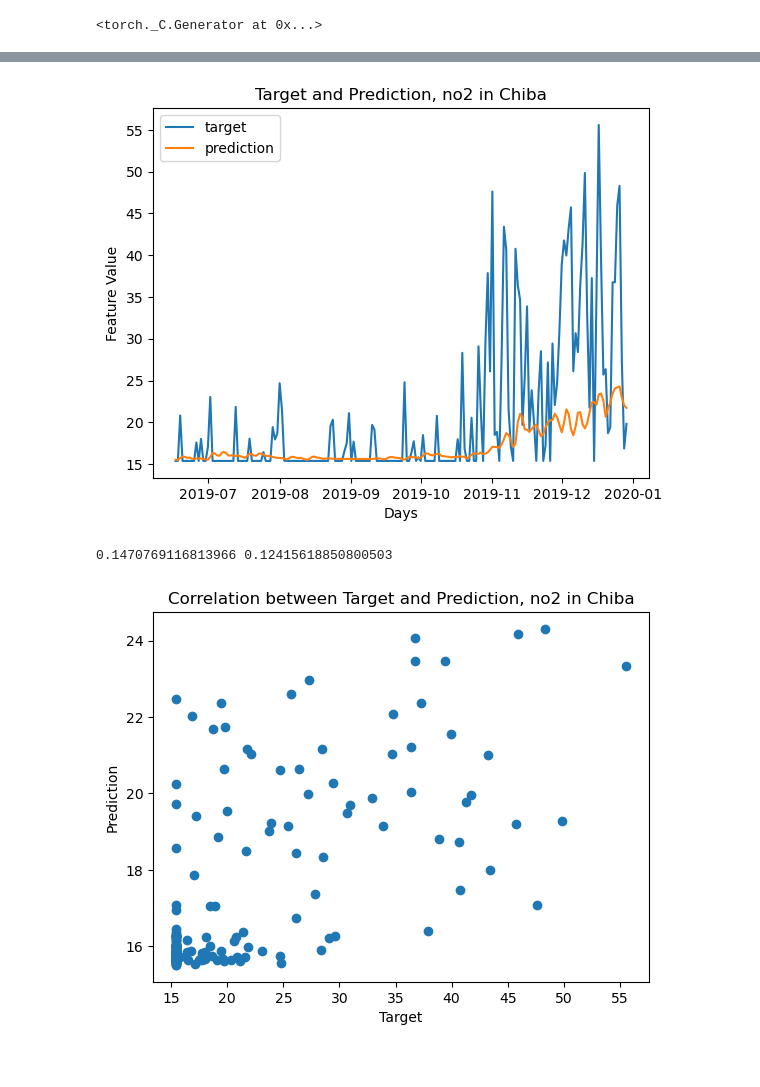
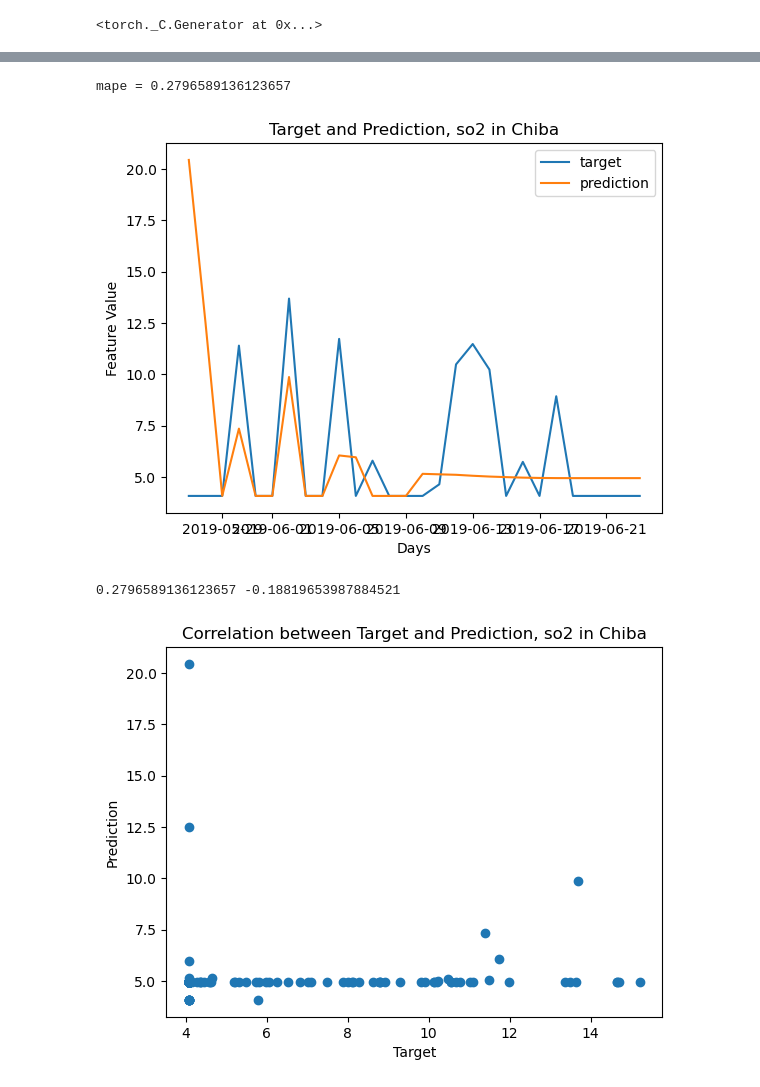
Before and after one commit to kim-data-person/tsml, a Jupyter notebook: main.ipynb, the cells around one changed output, grey strips where cells are left out. Saved outputs shown, nothing was run; the diff lists cells and outputs as text; code cells hidden in the pictures.

Commit message:
code cleaning, updated for test various input combinations

```diff
--- a/main.ipynb
+++ b/main.ipynb
@@ -15,19 +15,22 @@ from sklearn.metrics import r2_score, mean_absolute_percentage_error
 from weighted_adj_mat import get_weighted_adjacency_matrix
 from preprocessing import get_spatial_conv_multiplier, get_normalized_node_features, split_dataset
 from model import STGCN
-from run_model import run_model
+from run_model import run_model, unnormalize, prep_data
 
 # set the features to be used as the model input
-input_features = ['no2']#, 'pm10' 'pm25', 'so2', 'no2', 'o38h'
+input_features = ['so2']#, 'pm10' 'pm25', 'so2', 'no2', 'o38h'
 
 # Select the output feature as the index of the input_features list
 output_feature_index = 0
 
-num_timesteps_input = 21
-num_timesteps_output = 3
+num_timesteps_input = 14
+num_timesteps_output = 1
+num_prediction_steps = 1
 
-epochs = 100
+
+epochs = 80
 batch_size = 32
+split_ratio = (0.6, 0.8)
 
 learning_rate = 1e-3
 
@@ -54,0 +45,15 @@ epochs:  90 Training loss: 0.3992928028106689 Validation loss: 0.530337214469909
+# %%
+#training_losses, validation_losses, means, stds, model, W =\
+
+model, W, prefecture_names, means, stds, training_losses, validation_losses, test_data, data =\
+    run_model(input_features, output_feature_index, num_timesteps_input, num_timesteps_output,
+              dropout_rate, learning_rate, epochs, batch_size, device, verbose=True, split_ratio=split_ratio)
+    #run_model(input_features, num_timesteps_input, num_timesteps_output,
+    #          dropout_rate, learning_rate, epochs, batch_size, device, verbose=True, split_ratio=split_ratio)
+
+num_nodes = len(prefecture_names)
+
+# Short term prediction power
+#input_unnormalized: unnormalized input of shape (num_samples, num_nodes, num_timesteps_input, num_features)
+#prediction_unnormalized: unnormalized prediction of shape (num_samples, num_nodes, num_timesteps_output)
+#target_unnormalized: unnormalized target of shape (num_samples, num_nodes, num_timesteps_output)
@@ -69,18 +146,25 @@ plt.show() # Dropout can make validation loss smaller than training loss
 # %%
-timestamps = results[prefecture_index_example]['timestamps']
-targets = results[prefecture_index_example]['targets']
-predictions = results[prefecture_index_example]['predictions']
+prefecture_index_example = 2
+targets = target_unnormalized[:,prefecture_index_example]
+predictions = prediction_long_term[:,prefecture_index_example]
 
-plt.plot(timestamps,targets, label="target")
-plt.plot(timestamps,predictions, label="prediction")
+ndays_to_plot = 28
+
+mape = mean_absolute_percentage_error(targets.flatten(), predictions.flatten())
+print('mape =', mape) # 15.6%, which is not bad
+
+plt.plot(timestemps[:ndays_to_plot],targets[:ndays_to_plot], label="target")
+plt.plot(timestemps[:ndays_to_plot],predictions[:ndays_to_plot], label="prediction")
 plt.xlabel("Days")
 plt.ylabel("Feature Value")
-plt.title("Target and Prediction, "+input_features[output_feature_index] + " in " + prefecture_name)
+plt.title("Target and Prediction, "+input_features[output_feature_index] + " in " + prefecture_names[prefecture_index_example])
 plt.legend()
 plt.show() #
 # %% [output]
+mape = 0.2796589136123657
-[figure, old version]
+[figure, new version]
 # %%
+# Correlations
 mape = mean_absolute_percentage_error(targets, predictions)
 r2 = r2_score(targets, predictions)
 
@@ -89,8 +173,8 @@ print(mape, r2)
 plt.scatter(targets, predictions)
 plt.xlabel("Target")
 plt.ylabel("Prediction")
-plt.title("Correlation between Target and Prediction, "+input_features[output_feature_index] + " in " + prefecture_name)
+plt.title("Correlation between Target and Prediction, "+input_features[output_feature_index] + " in " + prefecture_names[prefecture_index_example])
 plt.show() #
 # %% [output]
-0.1470769116813966 0.12415618850800503
+0.2796589136123657 -0.18819653987884521
-[figure, old version]
+[figure, new version]
```
Also changed, not shown: parts of 4 cells of this notebook, 17 other files.
